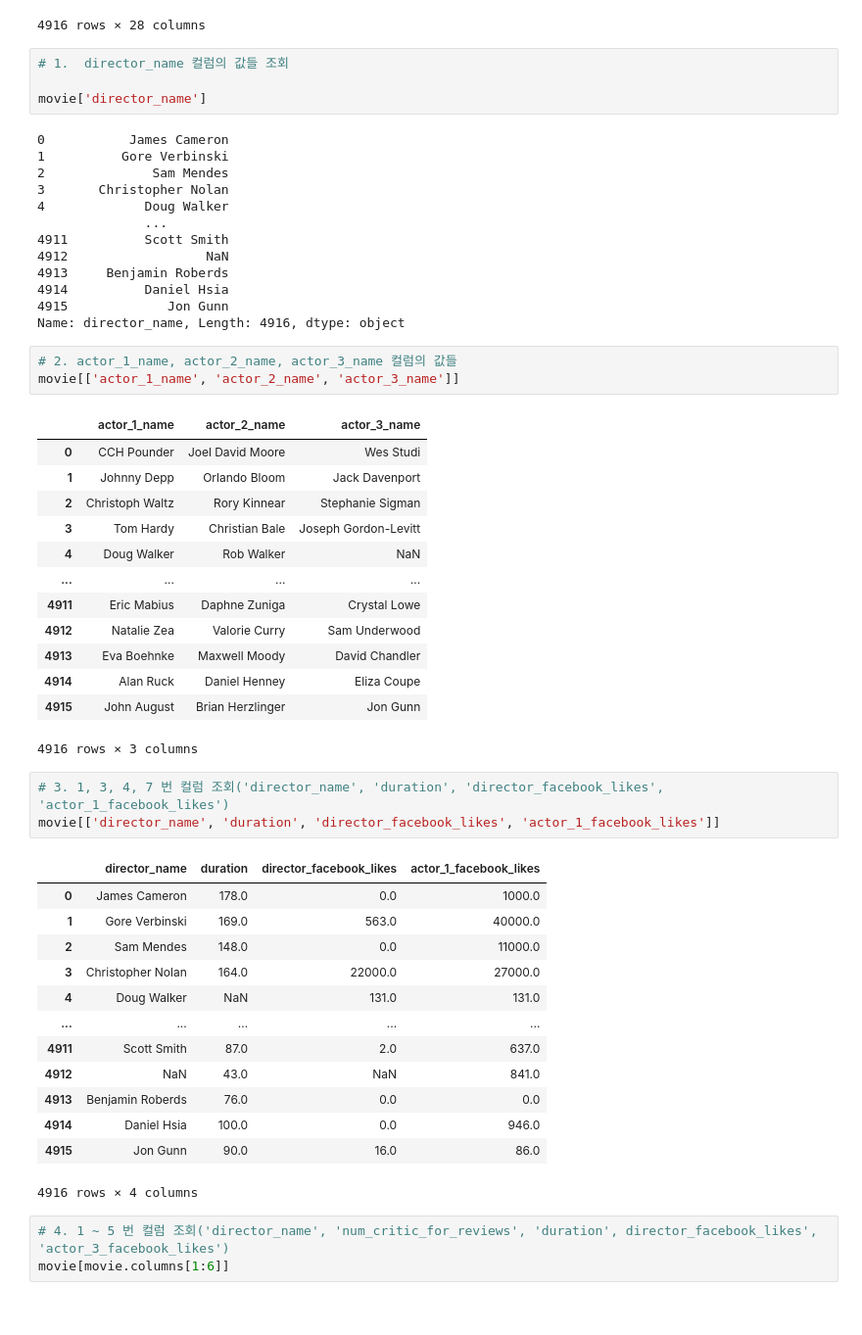
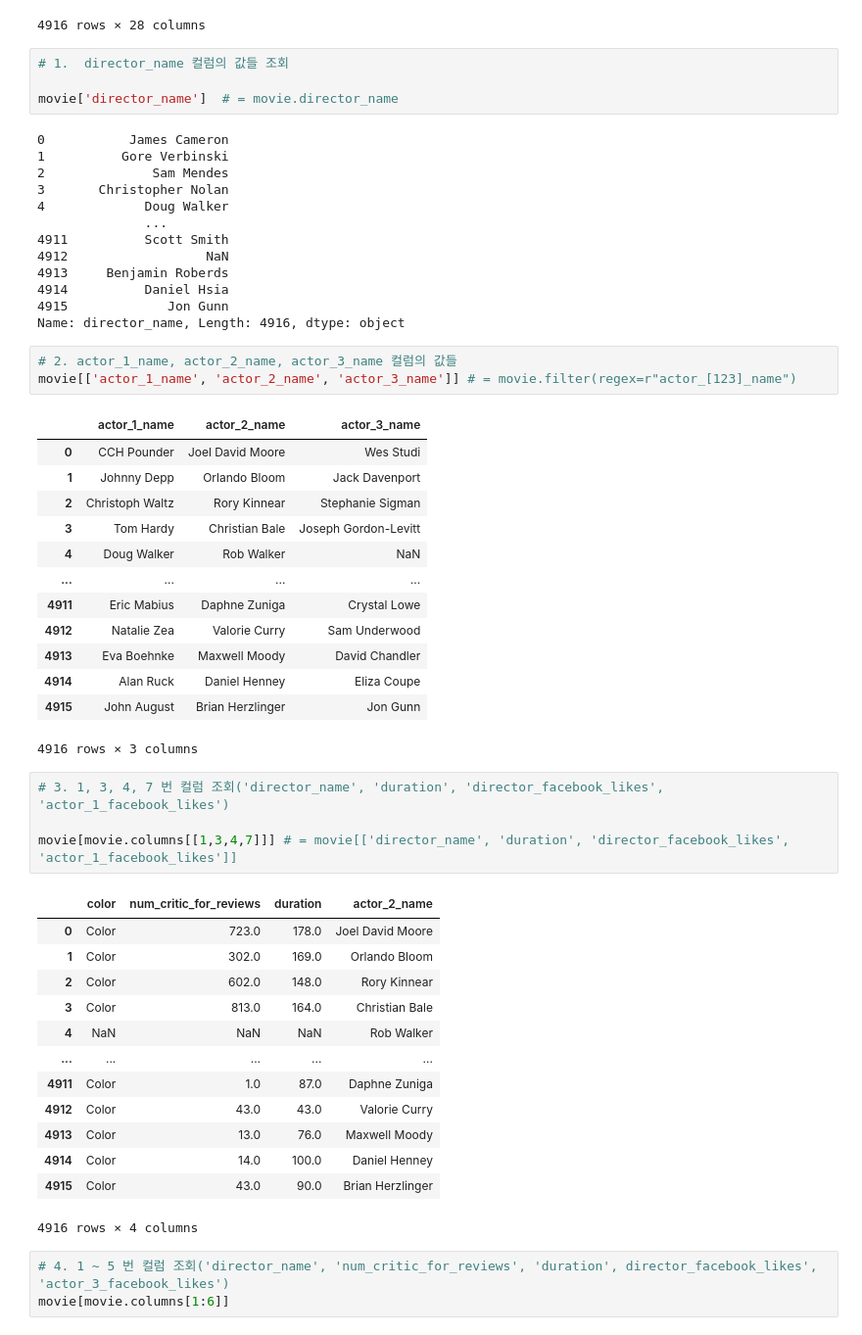
Before and after one commit to clerknek/PlayData, a Jupyter notebook: 02_Pandas/02_Pandas_DataFrame.ipynb, the cells around one changed output. Shown: that part at 98% size. Drawn from its saved outputs; the diff is of its cells as text.

```diff
--- a/02_Pandas/02_Pandas_DataFrame.ipynb
+++ b/02_Pandas/02_Pandas_DataFrame.ipynb
@@ -1194,7 +1194,7 @@ movie
 # %%
 # 1.  director_name 컬럼의 값들 조회
 
-movie['director_name']
+movie['director_name']  # = movie.director_name
 # %% [output]
 0           James Cameron
 1          Gore Verbinski
@@ -1210,7 +1210,7 @@ movie['director_name']
 Name: director_name, Length: 4916, dtype: object
 # %%
 # 2. actor_1_name, actor_2_name, actor_3_name 컬럼의 값들
-movie[['actor_1_name', 'actor_2_name', 'actor_3_name']]
+movie[['actor_1_name', 'actor_2_name', 'actor_3_name']] # = movie.filter(regex=r"actor_[123]_name")
 # %% [output]
 |  | actor_1_name | actor_2_name | actor_3_name |
 | 0 | CCH Pounder | Joel David Moore | Wes Studi |
@@ -1227,20 +1227,21 @@ movie[['actor_1_name', 'actor_2_name', 'actor_3_name']]
 4916 rows × 3 columns
 # %%
 # 3. 1, 3, 4, 7 번 컬럼 조회('director_name', 'duration', 'director_facebook_likes', 'actor_1_facebook_likes')
-movie[['director_name', 'duration', 'director_facebook_likes', 'actor_1_facebook_likes']]
+
+movie[movie.columns[[1,3,4,7]]] # = movie[['director_name', 'duration', 'director_facebook_likes', 'actor_1_facebook_likes']]
 # %% [output]
-|  | director_name | duration | director_facebook_likes | actor_1_facebook_likes |
-| 0 | James Cameron | 178.0 | 0.0 | 1000.0 |
-| 1 | Gore Verbinski | 169.0 | 563.0 | 40000.0 |
-| 2 | Sam Mendes | 148.0 | 0.0 | 11000.0 |
-| 3 | Christopher Nolan | 164.0 | 22000.0 | 27000.0 |
-| 4 | Doug Walker | NaN | 131.0 | 131.0 |
+|  | color | num_critic_for_reviews | duration | actor_2_name |
+| 0 | Color | 723.0 | 178.0 | Joel David Moore |
+| 1 | Color | 302.0 | 169.0 | Orlando Bloom |
+| 2 | Color | 602.0 | 148.0 | Rory Kinnear |
+| 3 | Color | 813.0 | 164.0 | Christian Bale |
+| 4 | NaN | NaN | NaN | Rob Walker |
 | ... | ... | ... | ... | ... |
-| 4911 | Scott Smith | 87.0 | 2.0 | 637.0 |
-| 4912 | NaN | 43.0 | NaN | 841.0 |
-| 4913 | Benjamin Roberds | 76.0 | 0.0 | 0.0 |
-| 4914 | Daniel Hsia | 100.0 | 0.0 | 946.0 |
-| 4915 | Jon Gunn | 90.0 | 16.0 | 86.0 |
+| 4911 | Color | 1.0 | 87.0 | Daphne Zuniga |
+| 4912 | Color | 43.0 | 43.0 | Valorie Curry |
+| 4913 | Color | 13.0 | 76.0 | Maxwell Moody |
+| 4914 | Color | 14.0 | 100.0 | Daniel Henney |
+| 4915 | Color | 43.0 | 90.0 | Brian Herzlinger |
 4916 rows × 4 columns
 # %%
 # 4. 1 ~ 5 번 컬럼 조회('director_name', 'num_critic_for_reviews', 'duration', director_facebook_likes', 'actor_3_facebook_likes')
```
Also changed, not shown: parts of 10 cells of this notebook, 2 other files.
